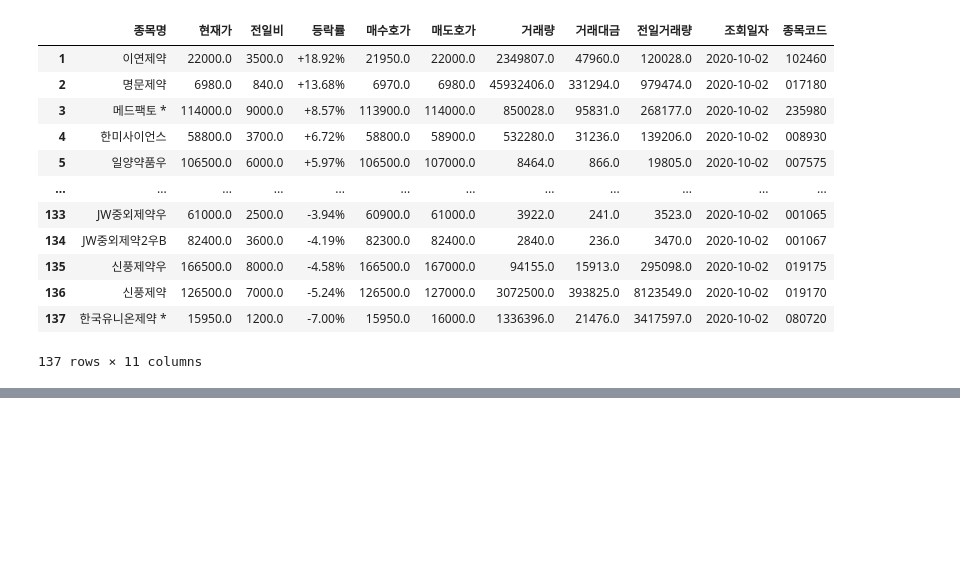
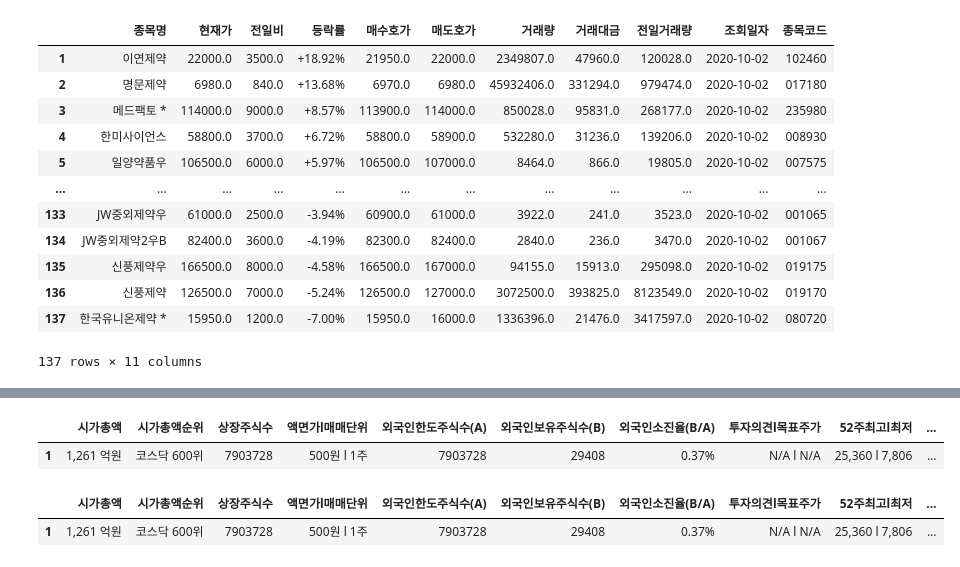
Before and after one commit to corazzon/web_scraping, a Jupyter notebook: 네이버증권/naver_finance_health_care.ipynb, the cells around one changed output, grey strips where cells are left out. Saved outputs shown, nothing was run; the diff lists cells and outputs as text; code cells hidden in the pictures; blank space fills up the shorter version.

```diff
--- a/네이버증권/naver_finance_health_care.ipynb
+++ b/네이버증권/naver_finance_health_care.ipynb
@@ -107,0 +110,3 @@ df
+# %%
+item_url = f"https://finance.naver.com/item/main.nhn?code={item_code}"
+item_url
@@ -107,0 +115,3 @@ df
+# %%
+tables = pd.read_html(item_url, encoding="cp949")
+len(tables)
@@ -107,0 +128,6 @@ df
+# %%
+# 컬럼의 수가 2인 테이블만 따로 list로 생성
+item_info = []
+for table in tables:
+    if table.shape[1] == 2:
+        item_info.append(table)
@@ -107,0 +158,6 @@ df
+# %%
+df_item = pd.concat(item_info)
+df_item.set_index(0).T
+# %% [output]
+|  | 시가총액 | 시가총액순위 | 상장주식수 | 액면가l매매단위 | 외국인한도주식수(A) | 외국인보유주식수(B) | 외국인소진율(B/A) | 투자의견l목표주가 | 52주최고l최저 | ... |
+| 1 | 1,261 억원 | 코스닥 600위 | 7903728 | 500원 l 1주 | 7903728 | 29408 | 0.37% | N/A l N/A | 25,360 l 7,806 | ... |
@@ -107,0 +179,5 @@ df
+# %%
+get_item_info(item_code)
+# %% [output]
+|  | 시가총액 | 시가총액순위 | 상장주식수 | 액면가l매매단위 | 외국인한도주식수(A) | 외국인보유주식수(B) | 외국인소진율(B/A) | 투자의견l목표주가 | 52주최고l최저 | ... |
+| 1 | 1,261 억원 | 코스닥 600위 | 7903728 | 500원 l 1주 | 7903728 | 29408 | 0.37% | N/A l N/A | 25,360 l 7,806 | ... |
```
Also changed, not shown: parts of 17 cells of this notebook.
